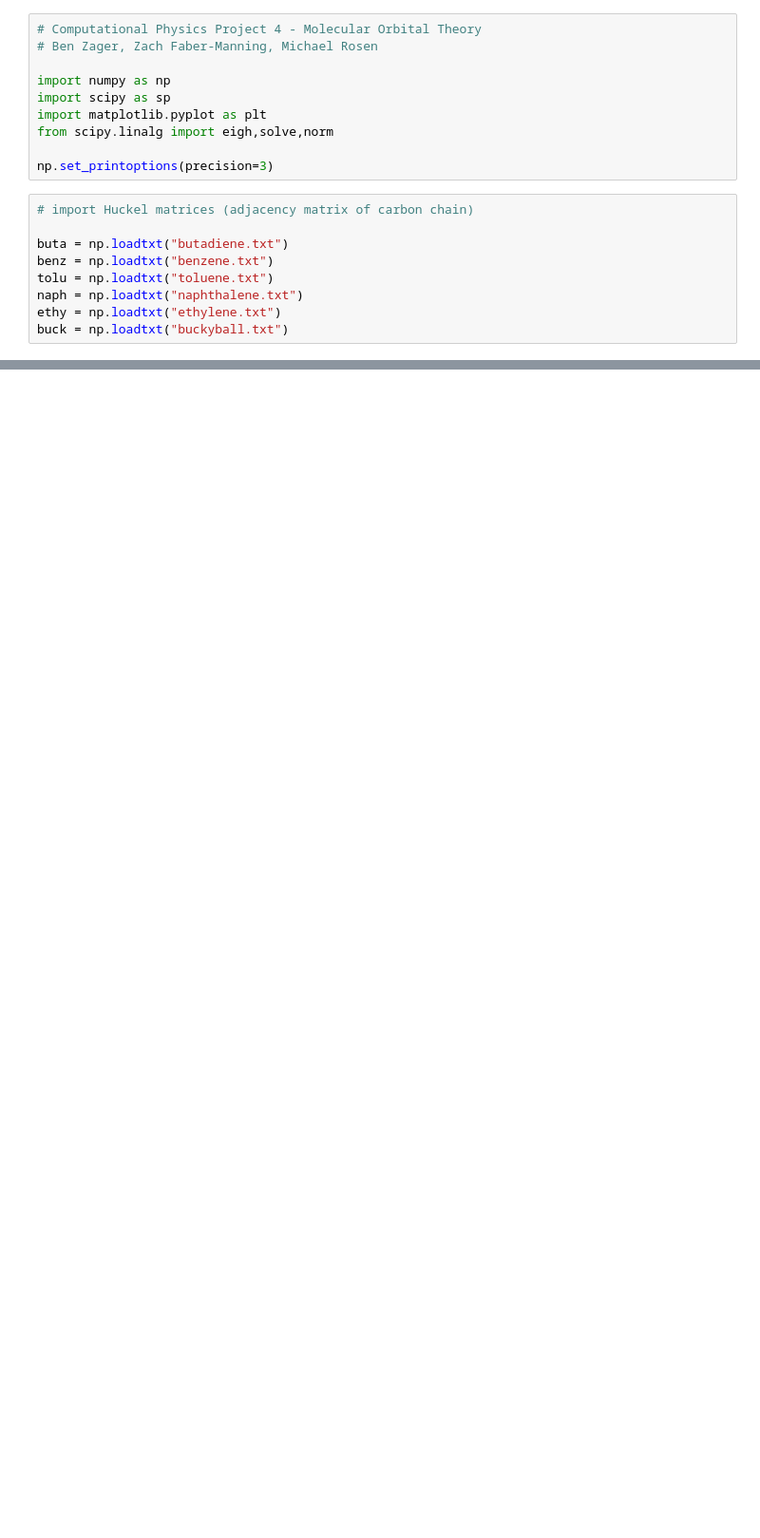
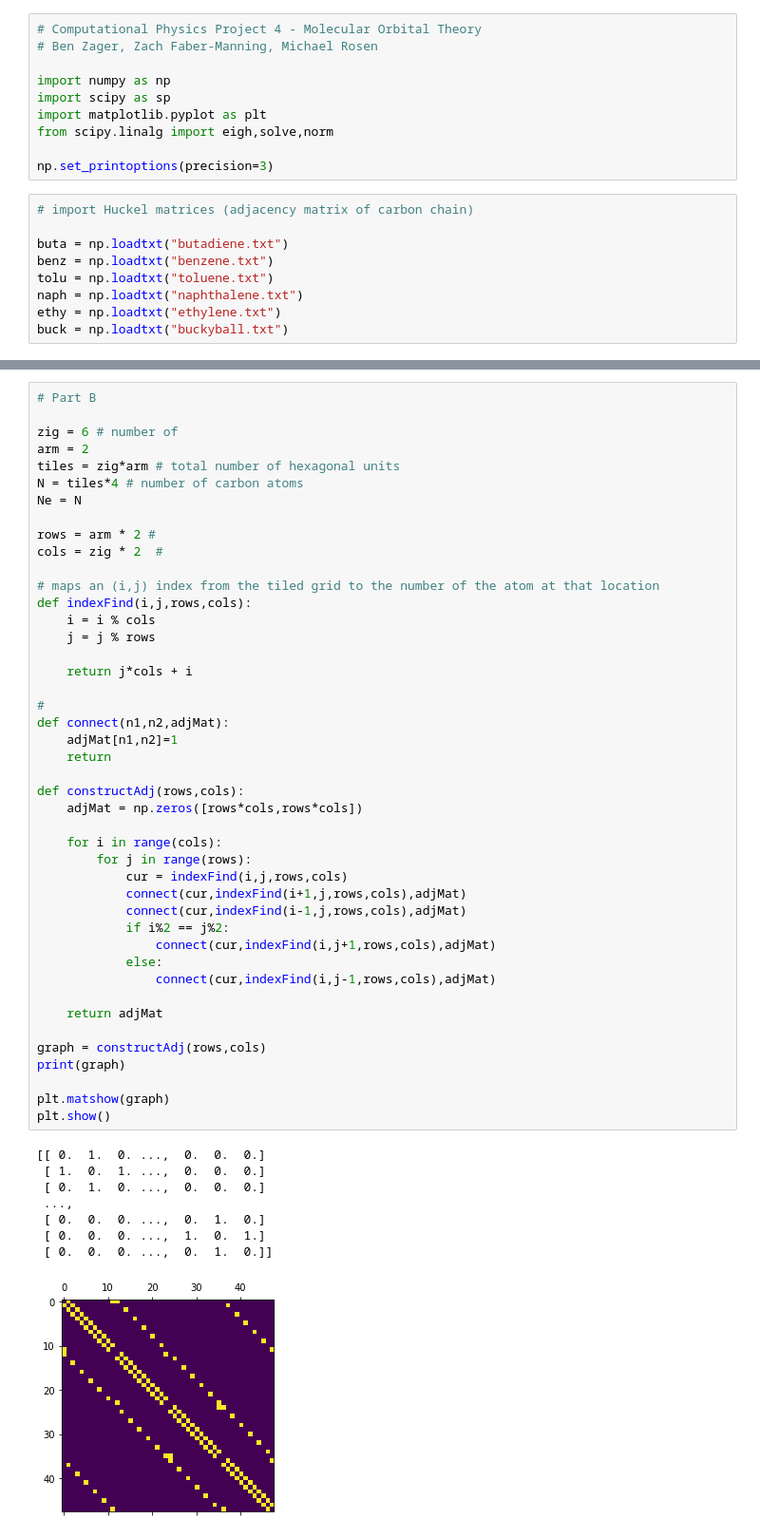
Before and after one commit to bzager/MO_Theory, a Jupyter notebook: MO_Theory.ipynb, the cells around one changed output, grey strips where cells are left out. Shown at 95% size. Saved outputs shown, nothing was run; the diff lists cells and outputs as text; blank space fills up the shorter version.

```diff
--- a/MO_Theory.ipynb
+++ b/MO_Theory.ipynb
@@ -224,0 +248,53 @@ print(p)
+# %%
+# Part B
+
+zig = 6 # number of
+arm = 2
+tiles = zig*arm # total number of hexagonal units
+N = tiles*4 # number of carbon atoms
+Ne = N
+
+rows = arm * 2 #
+cols = zig * 2  #
+
+# maps an (i,j) index from the tiled grid to the number of the atom at that location
+def indexFind(i,j,rows,cols):
+    i = i % cols
+    j = j % rows
+
+    return j*cols + i
+
+#
+def connect(n1,n2,adjMat):
+    adjMat[n1,n2]=1
+    return
+
+def constructAdj(rows,cols):
+    adjMat = np.zeros([rows*cols,rows*cols])
+
+    for i in range(cols):
+        for j in range(rows):
+            cur = indexFind(i,j,rows,cols)
+            connect(cur,indexFind(i+1,j,rows,cols),adjMat)
+            connect(cur,indexFind(i-1,j,rows,cols),adjMat)
+            if i%2 == j%2:
+                connect(cur,indexFind(i,j+1,rows,cols),adjMat)
+            else:
+                connect(cur,indexFind(i,j-1,rows,cols),adjMat)
+
+    return adjMat
+
+graph = constructAdj(rows,cols)
+print(graph)
+
+plt.matshow(graph)
+plt.show()
+# %% [output]
+[[ 0.  1.  0. ...,  0.  0.  0.]
+ [ 1.  0.  1. ...,  0.  0.  0.]
+ [ 0.  1.  0. ...,  0.  0.  0.]
+ ...,
+ [ 0.  0.  0. ...,  0.  1.  0.]
+ [ 0.  0.  0. ...,  1.  0.  1.]
+ [ 0.  0.  0. ...,  0.  1.  0.]]
+[figure, added]
```
Also changed, not shown: parts of 8 cells of this notebook.
